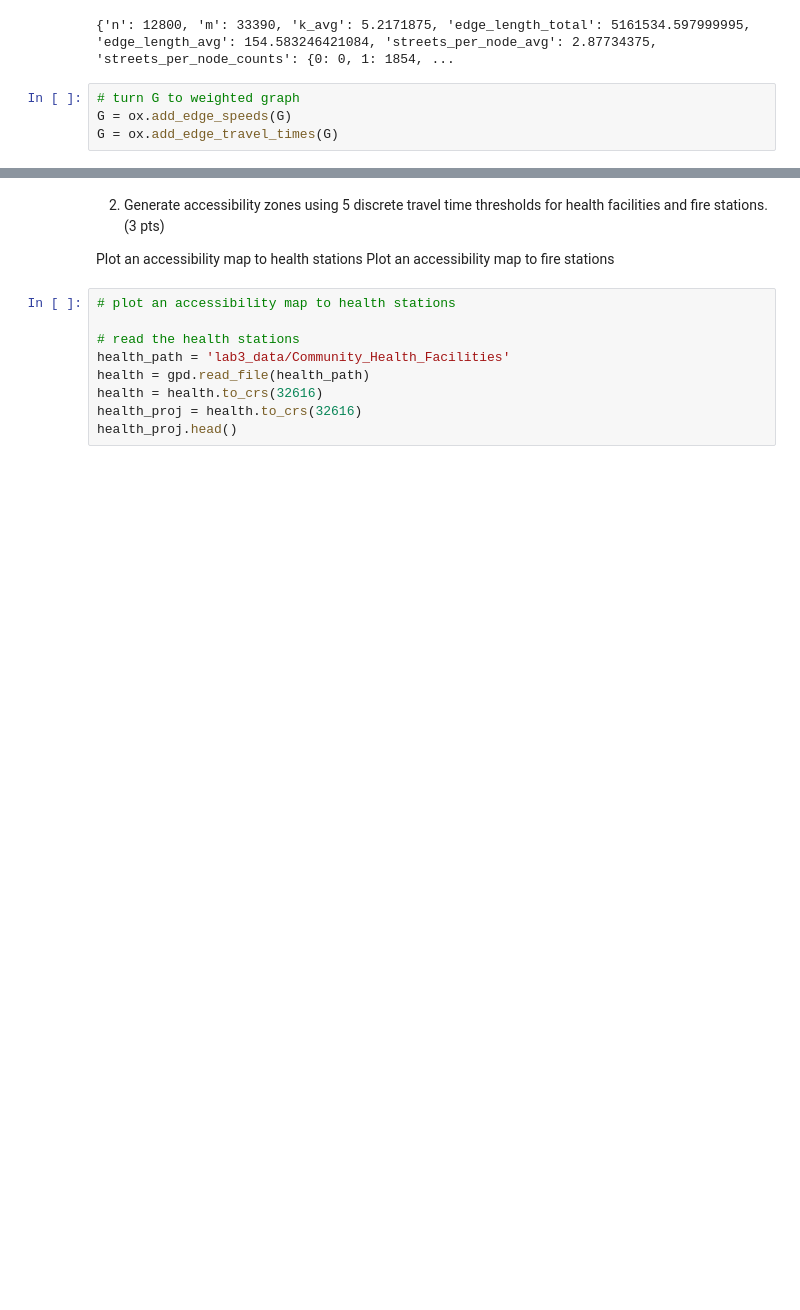
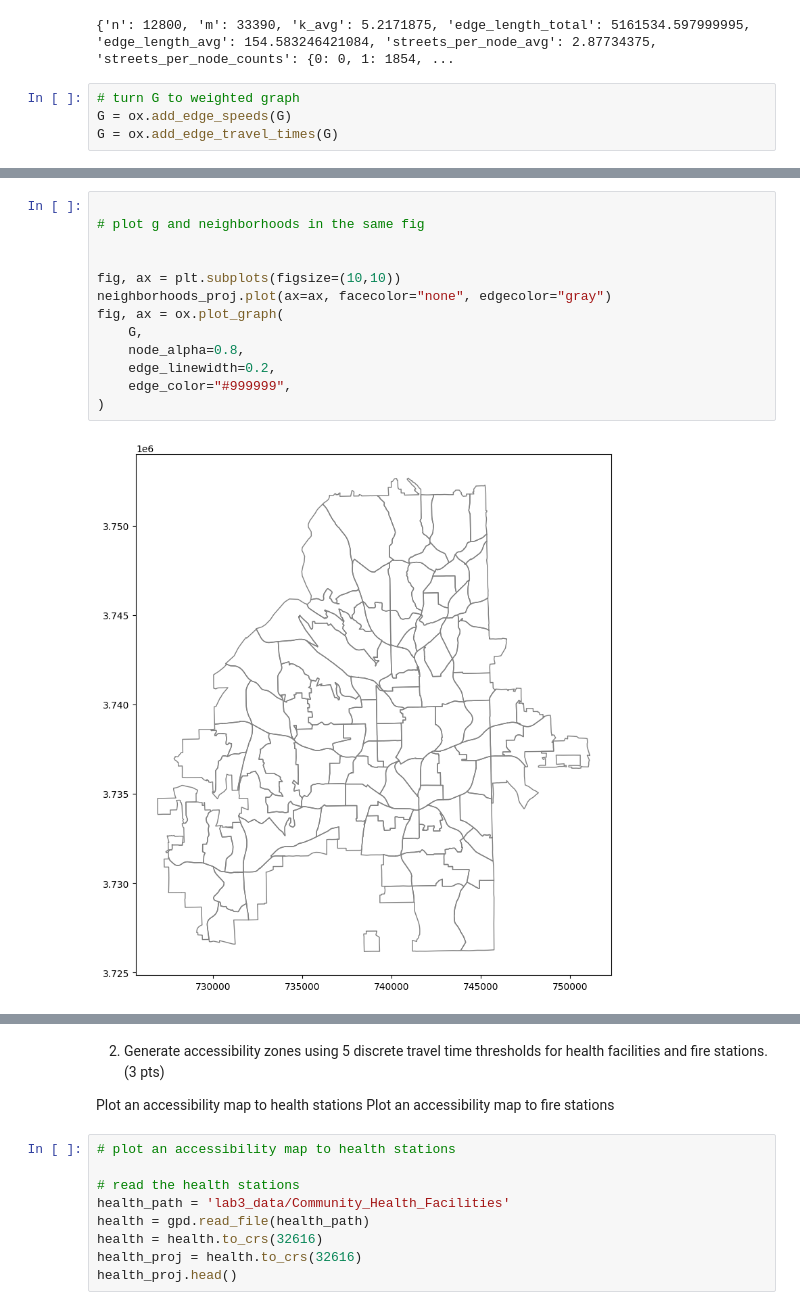
Before and after one commit to drunken-boat/best-alt-neighbor, a Jupyter notebook: hw3.ipynb, the cells around one changed output, grey strips where cells are left out. Saved outputs shown, nothing was run; the diff lists cells and outputs as text; blank space fills up the shorter version.

```diff
--- a/hw3.ipynb
+++ b/hw3.ipynb
@@ -100,0 +111,15 @@ ox.save_graph_geopackage(G, filepath="G_final.gpkg")
+# %%
+
+# plot g and neighborhoods in the same fig
+
+
+fig, ax = plt.subplots(figsize=(10,10))
+neighborhoods_proj.plot(ax=ax, facecolor="none", edgecolor="gray")
+fig, ax = ox.plot_graph(
+    G,
+    node_alpha=0.8,
+    edge_linewidth=0.2,
+    edge_color="#999999",
+)
+# %% [output]
+[figure, added]
```
Also changed, not shown: parts of 19 cells of this notebook, 8 other files.
